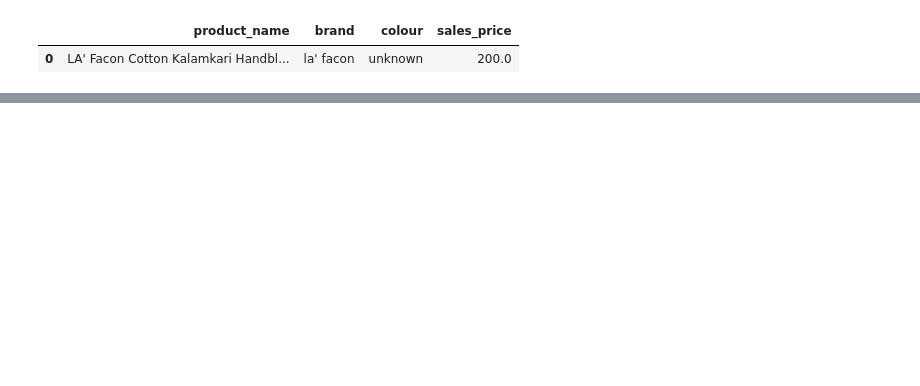
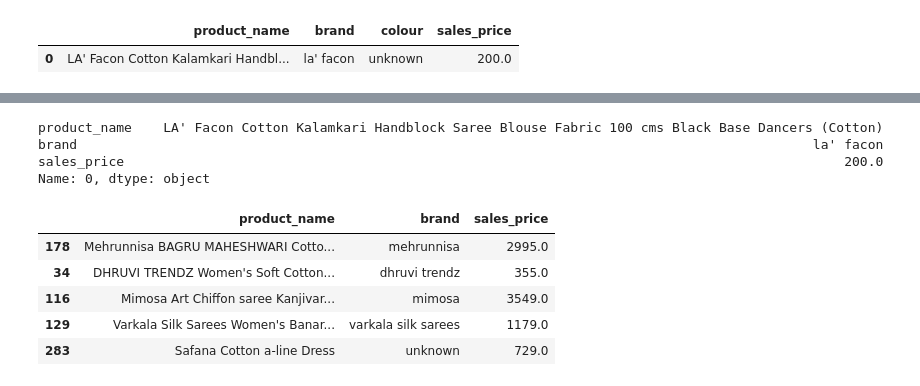
Before and after one commit to Ajax07/sap-ml-product-similarity, a Jupyter notebook: notebooks/eda.ipynb, the cells around one changed output, grey strips where cells are left out. Cells and saved outputs as stored; diff of their text form; code cells hidden in the pictures; blank space fills up the shorter version.

```diff
--- a/notebooks/eda.ipynb
+++ b/notebooks/eda.ipynb
@@ -459,0 +761,54 @@ engine = SimilarityEngine(
+# %%
+from sklearn.metrics.pairwise import (
+    cosine_similarity
+)
+
+query_idx = 0
+
+query_vector = (
+    multimodal_embeddings[
+        query_idx
+    ]
+    .reshape(1, -1)
+)
+
+similarities = cosine_similarity(
+    query_vector,
+    multimodal_embeddings
+)[0]
+
+top_indices = (
+    np.argsort(
+        similarities
+    )[::-1][1:6]
+)
+
+query_product = subset_df.iloc[
+    query_idx
+][[
+    "product_name",
+    "brand",
+    "sales_price"
+]]
+
+query_product
+# %% [output]
+product_name    LA' Facon Cotton Kalamkari Handblock Saree Blouse Fabric 100 cms Black Base Dancers (Cotton)
+brand                                                                                              la' facon
+sales_price                                                                                            200.0
+Name: 0, dtype: object
+# %%
+subset_df.iloc[
+    top_indices
+][[
+    "product_name",
+    "brand",
+    "sales_price"
+]]
+# %% [output]
+|  | product_name | brand | sales_price |
+| 178 | Mehrunnisa BAGRU MAHESHWARI Cotto... | mehrunnisa | 2995.0 |
+| 34 | DHRUVI TRENDZ Women's Soft Cotton... | dhruvi trendz | 355.0 |
+| 116 | Mimosa Art Chiffon saree Kanjivar... | mimosa | 3549.0 |
+| 129 | Varkala Silk Sarees Women's Banar... | varkala silk sarees | 1179.0 |
+| 283 | Safana Cotton a-line Dress | unknown | 729.0 |
```
Also changed, not shown: parts of 18 cells of this notebook, 1 other file.
